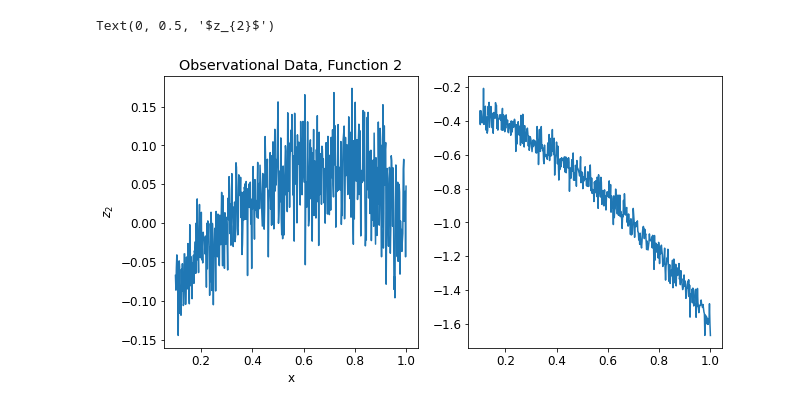
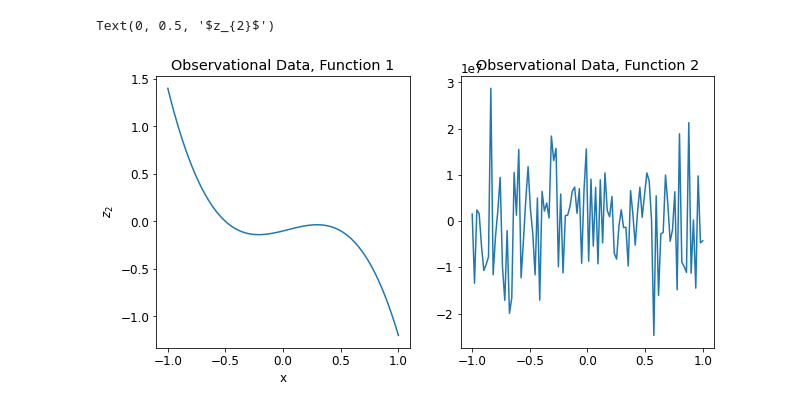
Before and after one commit to elliemay481/HistoryMatching, a Jupyter notebook: historymatch/ToyModel_Analytical_4D.ipynb, the cells around one changed output. Cells and saved outputs as stored; diff of their text form; code cells hidden in the pictures.

```diff
--- a/historymatch/ToyModel_Analytical_4D.ipynb
+++ b/historymatch/ToyModel_Analytical_4D.ipynb
@@ -22,20 +22,21 @@ import historymatch
 import plot
 # %%
 def model_eqn_1(x, theta_0, theta_1, theta_2, theta_3):
-    return theta_0 + theta_1*(x) + theta_2*(x**2) + theta_3*(x**3)
+    return theta_0 + theta_1*(x) + theta_2*(x**2) + theta_3*(4*x**3)
 
 function1 = np.vectorize(model_eqn_1)
 # %%
 def model_eqn_2(x, theta_0, theta_1, theta_2, theta_3):
     #return theta_0 - theta_1*np.sin(x) + theta_2*np.cos(2*x) + theta_3*(x**2)
     #return theta_0 + theta_1*(x) + theta_2*(x**(3/2)) + theta_3*(x**(5/2))
-    return theta_0 - theta_1*(x**2) + theta_2*np.cos(2*x) + theta_3*np.exp(x)
+    return theta_0 - theta_1*(x) + theta_2*(x**2) - 2*theta_3*(x**3)
+    #return 5*theta_0 - theta_1*(2*x**2) + theta_2*np.cos(2*x) + theta_3*np.exp(x)
 
 function2 = np.vectorize(model_eqn_2)
 # %%
 # define parameter space
-x_bound = np.array([0.1, 1])
-Nx = 500
+x_bound = np.array([-1, 1])
+Nx = 100
 xvals = np.linspace(x_bound[0], x_bound[-1], Nx)
 
 theta_0_bound = np.array([-1, 1]).reshape(1,-1)
@@ -76,23 +74,26 @@ def toy_model_4D(theta_0, theta_1, theta_2, theta_3):
 # for testing: true datapoints
 
 true_parameters = [-0.1, 0.3, 0.2, -0.4]
+
 ndim = len(true_parameters)
 
-output_ratio = (toy_model_4D(-1,-1,-1,-1) - toy_model_4D(1,1,1,1)) / (toy_model_4D(-1,-1,-1,-1) - toy_model_4D(1,1,1,1))[0]
+output_range = (toy_model_4D(-1,-1,-1,-1) - toy_model_4D(1,1,1,1))
 
-var_obs = output_ratio*0.001 # observational uncertainty variance
+#sigma_obs = np.abs(output_range)*0.01 # observational uncertainty variance
+
+sigma_obs = np.ones(2*Nx)*1
+#var_obs = np.concatenate((np.ones(Nx)*0.1, np.ones(Nx)*0.1)) # observational uncertainty variance
+
+#var_obs = np.abs(output_ratio)*0.1 # observational uncertainty variance
 
 error_obs = np.zeros(2*Nx)
 for i in range(2*Nx):
-    error_obs[i] = np.random.normal(0, np.sqrt(var_obs[i]))
+    error_obs[i] = 1 * np.random.normal(0, sigma_obs[i])
 
 
-obs_data = toy_model_4D(*true_parameters) + error_obs
+z_1 = function1(xvals, true_parameters[0], true_parameters[1], true_parameters[2], true_parameters[3])# observed datapoint
 
-#z_1 = function1(xvals, true_parameters[0], true_parameters[1], true_parameters[2])+ np.random.normal(0, var_exp_f1) # observed datapoint
-z_1 = function1(xvals, true_parameters[0], true_parameters[1], true_parameters[2], true_parameters[3]) + error_obs[:Nx] # observed datapoint
+
+print(z_1)
 
 z_2 = function2(xvals, true_parameters[0], true_parameters[1], true_parameters[2], true_parameters[3]) + error_obs[Nx:]  # observed datapoint
-
-#z_1 = function1(xvals, true_parameters[0], true_parameters[1]) + error_f1 # observed datapoint
-#z_2 = function2(xvals, true_parameters[0], true_parameters[1]) + error_f2  # observed datapoint
@@ -101,20 +120,20 @@ z_2 = function2(xvals, true_parameters[0], true_parameters[1], true_parameters[2
 # %%
 fig, (ax1, ax2) = plt.subplots(1,2, figsize=(10,5))
 
 
 ax1.plot(xvals, z_1)
 ax2.plot(xvals, z_2)
 
 ax1.set_title('Observational Data, Function 1')
-ax1.set_title('Observational Data, Function 2')
+ax2.set_title('Observational Data, Function 2')
 
 ax1.set_xlabel('x')
 ax1.set_ylabel(r'$z_{1}$')
 ax1.set_xlabel('x')
 ax1.set_ylabel(r'$z_{2}$')
 # %% [output]
 Text(0, 0.5, '$z_{2}$')
-[figure, old version]
+[figure, new version]
 # %%
 def design_matrix_f1(x, p=4):
     X_d = np.zeros((len(x),p))
```
Also changed, not shown: parts of 13 cells of this notebook, 29 other files.
